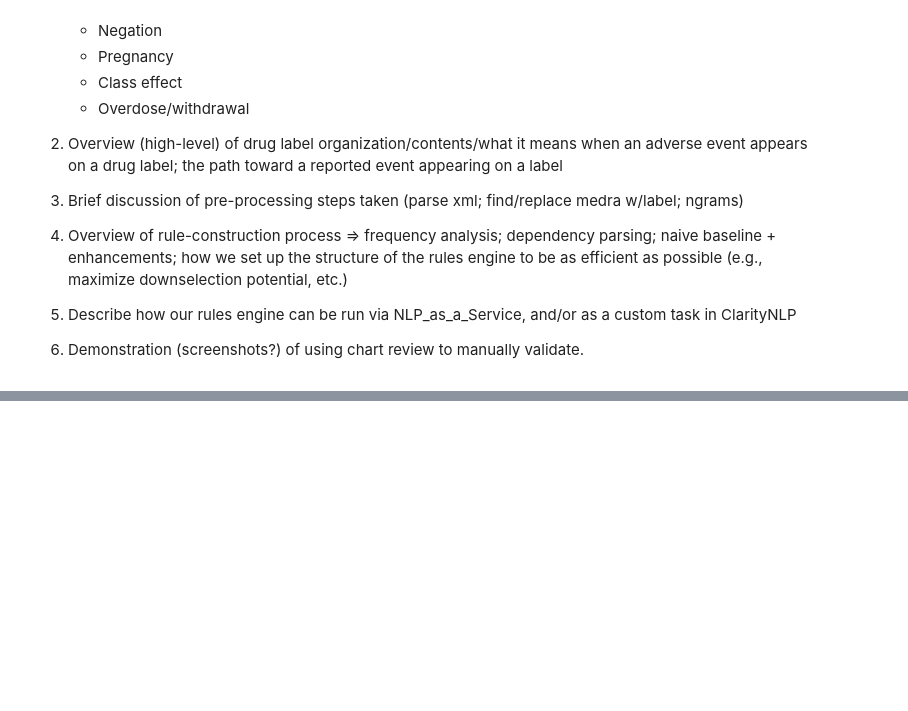
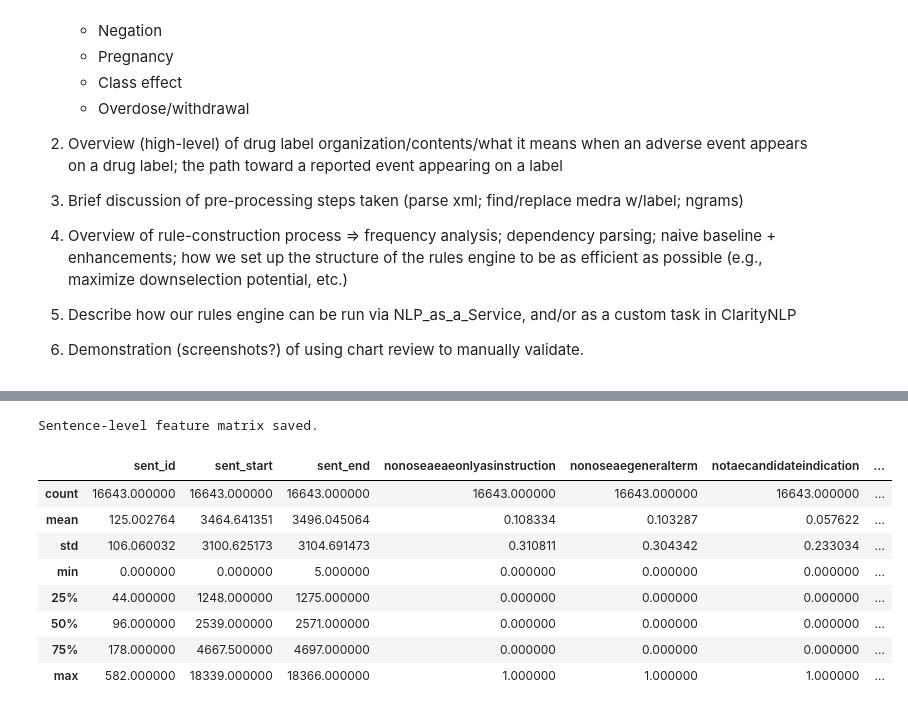
Before and after one commit to ClarityNLP/ClarityNLP, a Jupyter notebook: notebooks/cooking/Cooking_with_ClarityNLP_011619.ipynb, the cells around one changed output, grey strips where cells are left out. Drawn from its saved outputs; the diff is of its cells as text; code cells hidden in the pictures; blank space fills up the shorter version.

```diff
--- a/notebooks/cooking/Cooking_with_ClarityNLP_011619.ipynb
+++ b/notebooks/cooking/Cooking_with_ClarityNLP_011619.ipynb
@@ -48,0 +225,19 @@ Today, we'll break down some of the components of our drug label evaluation stra
+# %%
+reasons = generate_type_reason_combos(reason_counts)
+generate_feature_matrix(reasons)
+# %% [output]
+Sentence-level feature matrix saved.
+# %%
+feat_mat = pd.read_csv("./data/feature_matrix.csv", header=0, index_col=0)
+# %%
+feat_mat.describe()
+# %% [output]
+|  | sent_id | sent_start | sent_end | nonoseaeaeonlyasinstruction | nonoseaegeneralterm | notaecandidateindication | ... |
+| count | 16643.000000 | 16643.000000 | 16643.000000 | 16643.000000 | 16643.000000 | 16643.000000 | ... |
+| mean | 125.002764 | 3464.641351 | 3496.045064 | 0.108334 | 0.103287 | 0.057622 | ... |
+| std | 106.060032 | 3100.625173 | 3104.691473 | 0.310811 | 0.304342 | 0.233034 | ... |
+| min | 0.000000 | 0.000000 | 5.000000 | 0.000000 | 0.000000 | 0.000000 | ... |
+| 25% | 44.000000 | 1248.000000 | 1275.000000 | 0.000000 | 0.000000 | 0.000000 | ... |
+| 50% | 96.000000 | 2539.000000 | 2571.000000 | 0.000000 | 0.000000 | 0.000000 | ... |
+| 75% | 178.000000 | 4667.500000 | 4697.000000 | 0.000000 | 0.000000 | 0.000000 | ... |
+| max | 582.000000 | 18339.000000 | 18366.000000 | 1.000000 | 1.000000 | 1.000000 | ... |
```
Also changed, not shown: parts of 16 cells of this notebook, 2 other files.
